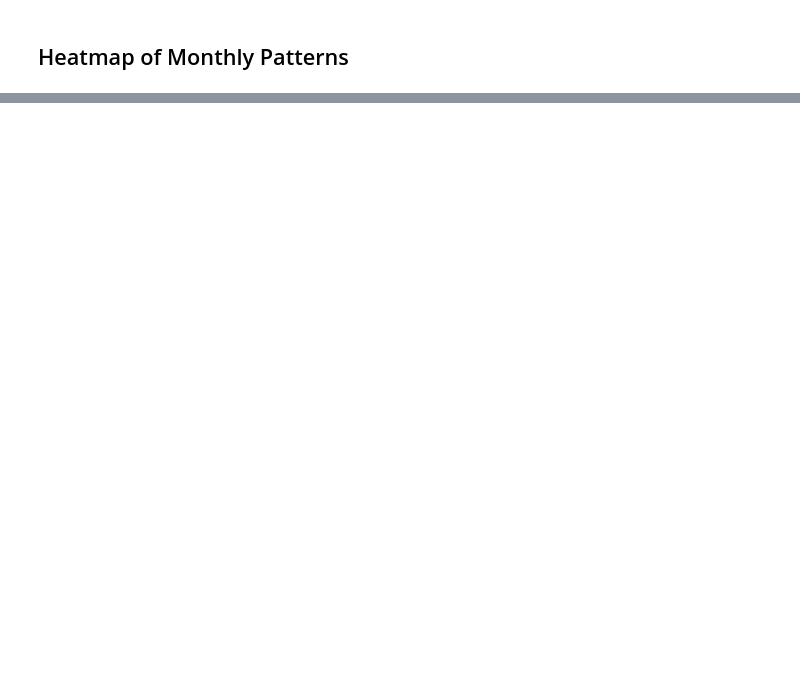
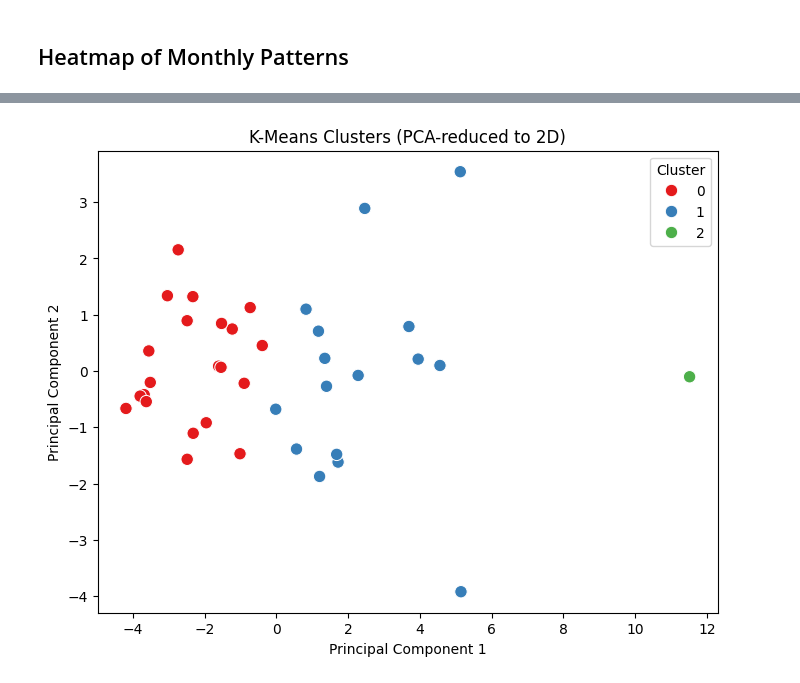
Before and after one commit to SofiaAngelaKnutas/reto_ma2003b, a Jupyter notebook: notebooks/segmentation_and_clustering.ipynb, the cells around one changed output, grey strips where cells are left out. Drawn from its saved outputs; the diff is of its cells as text; code cells hidden in the pictures; blank space fills up the shorter version.

```diff
--- a/notebooks/segmentation_and_clustering.ipynb
+++ b/notebooks/segmentation_and_clustering.ipynb
@@ -250,0 +308,26 @@ Considering both metrics together, and balancing separation quality with practic
+# %%
+pca = PCA(n_components=3)
+X_pca = pca.fit_transform(X_scaled)
+
+pca_df = pd.DataFrame({
+    "PC1": X_pca[:, 0],
+    "PC2": X_pca[:, 1],
+    "cluster": features["cluster"]
+})
+
+# ---- Scatterplot ----
+plt.figure(figsize=(8,6))
+sns.scatterplot(
+    data=pca_df,
+    x="PC1", y="PC2",
+    hue="cluster",
+    palette="Set1",
+    s=80
+)
+plt.title("K-Means Clusters (PCA-reduced to 2D)")
+plt.xlabel("Principal Component 1")
+plt.ylabel("Principal Component 2")
+plt.legend(title="Cluster")
+plt.show()
+# %% [output]
+[figure, added]
```
Also changed, not shown: parts of 3 cells of this notebook.
